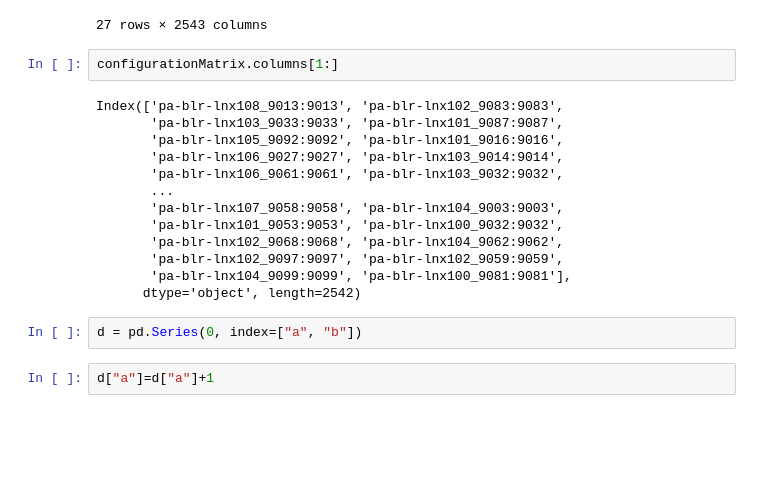
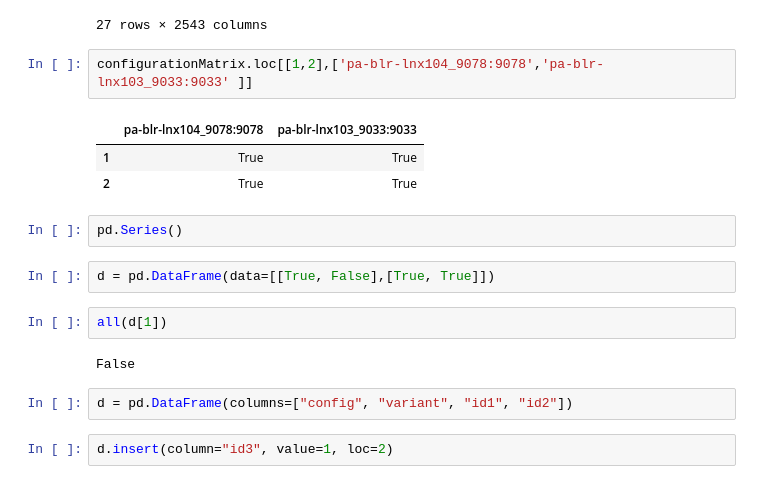
Before and after one commit to martin-tauber/thresholdMigration, a Jupyter notebook: analytics/thresholds.ipynb, the cells around one changed output. Drawn from its saved outputs; the diff is of its cells as text; blank space fills up the shorter version.

```diff
--- a/analytics/thresholds.ipynb
+++ b/analytics/thresholds.ipynb
@@ -51,25 +52,24 @@ configurationMatrix
 | 25 | True | True | True | True | ... |
 | 26 | True | True | True | True | ... |
 27 rows × 2543 columns
-# %%
-configurationMatrix.columns[1:]
-# %% [output]
-Index(['pa-blr-lnx108_9013:9013', 'pa-blr-lnx102_9083:9083',
-       'pa-blr-lnx103_9033:9033', 'pa-blr-lnx101_9087:9087',
-       'pa-blr-lnx105_9092:9092', 'pa-blr-lnx101_9016:9016',
-       'pa-blr-lnx106_9027:9027', 'pa-blr-lnx103_9014:9014',
-       'pa-blr-lnx106_9061:9061', 'pa-blr-lnx103_9032:9032',
-       ...
-       'pa-blr-lnx107_9058:9058', 'pa-blr-lnx104_9003:9003',
-       'pa-blr-lnx101_9053:9053', 'pa-blr-lnx100_9032:9032',
-       'pa-blr-lnx102_9068:9068', 'pa-blr-lnx104_9062:9062',
-       'pa-blr-lnx102_9097:9097', 'pa-blr-lnx102_9059:9059',
-       'pa-blr-lnx104_9099:9099', 'pa-blr-lnx100_9081:9081'],
-      dtype='object', length=2542)
-# %%
-d = pd.Series(0, index=["a", "b"])
+# %%
+configurationMatrix.loc[[1,2],['pa-blr-lnx104_9078:9078','pa-blr-lnx103_9033:9033' ]]
+# %% [output]
+|  | pa-blr-lnx104_9078:9078 | pa-blr-lnx103_9033:9033 |
+| 1 | True | True |
+| 2 | True | True |
+# %%
+pd.Series()
+# %%
+d = pd.DataFrame(data=[[True, False],[True, True]])
 # %%
-d["a"]=d["a"]+1
+all(d[1])
+# %% [output]
+False
+# %%
+d = pd.DataFrame(columns=["config", "variant", "id1", "id2"])
+# %%
+d.insert(column="id3", value=1, loc=2)
 # %%
 d
 # %% [output]
```
Also changed, not shown: parts of 3 cells of this notebook, 11 other files.
